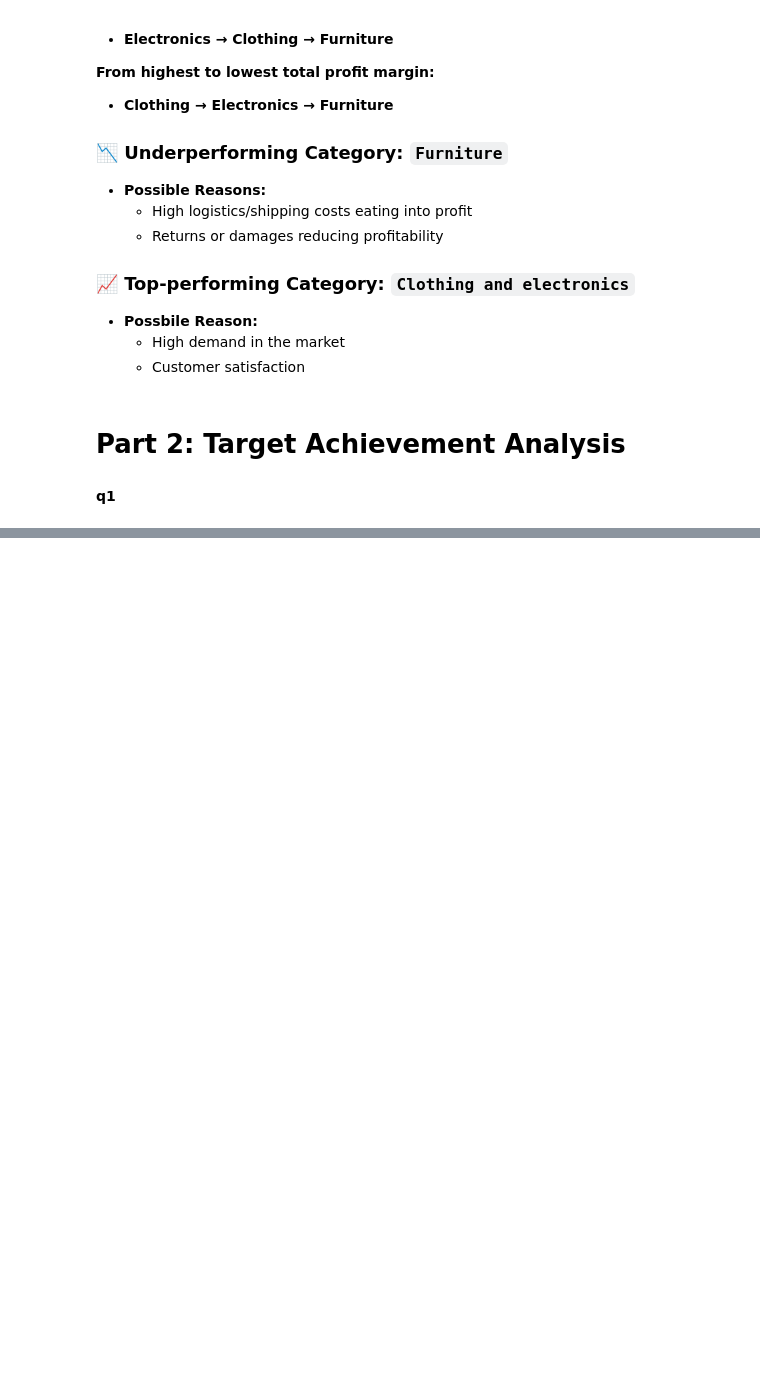
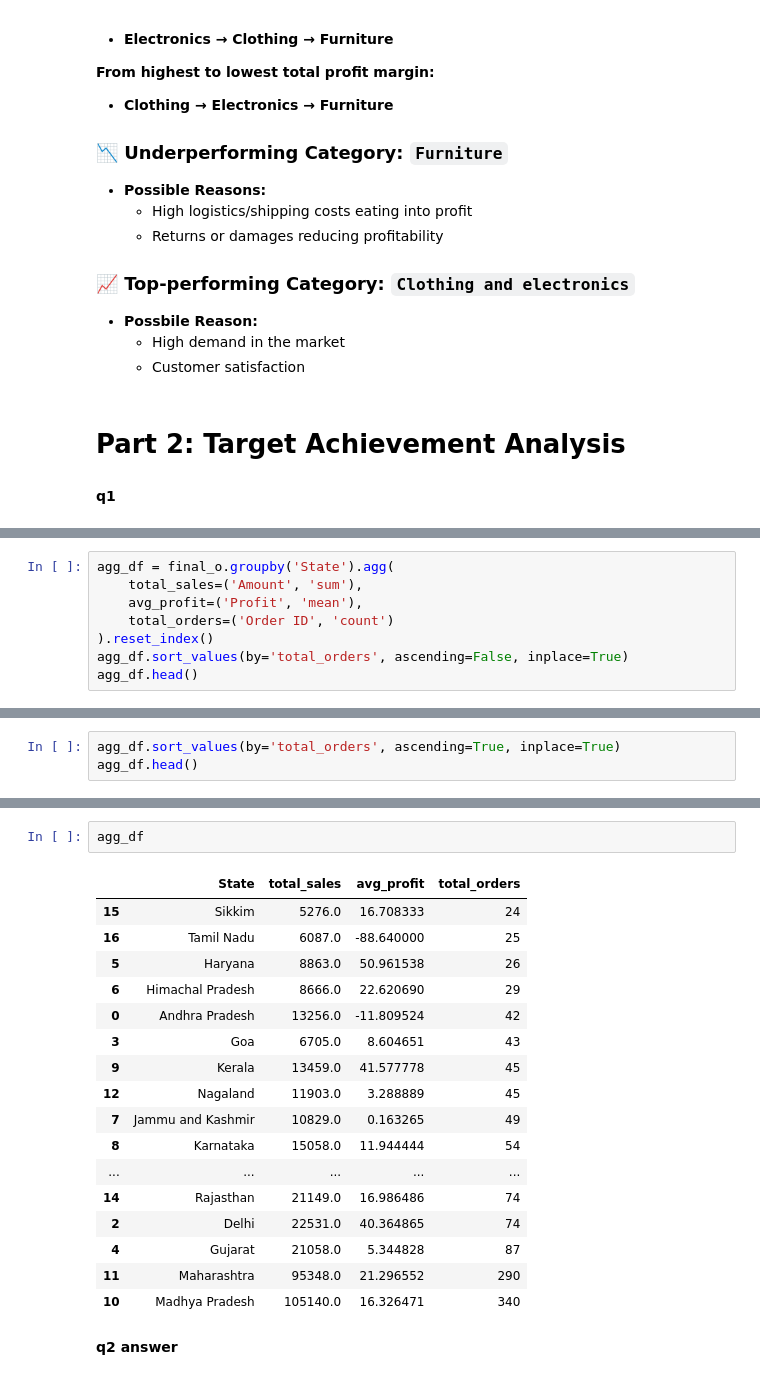
Before and after one commit to KoKoustav/jar-internship, a Jupyter notebook: sales_analysis.ipynb, the cells around one changed output, grey strips where cells are left out. Cells and saved outputs as stored; diff of their text form; blank space fills up the shorter version.

```diff
--- a/sales_analysis.ipynb
+++ b/sales_analysis.ipynb
@@ -166,0 +266,8 @@ final_df[['Category','avg_profit_per_order','total_profit_mergin']]
+# %%
+agg_df = final_o.groupby('State').agg(
+    total_sales=('Amount', 'sum'),
+    avg_profit=('Profit', 'mean'),
+    total_orders=('Order ID', 'count')
+).reset_index()
+agg_df.sort_values(by='total_orders', ascending=False, inplace=True)
+agg_df.head()
@@ -166,0 +281,3 @@ final_df[['Category','avg_profit_per_order','total_profit_mergin']]
+# %%
+agg_df.sort_values(by='total_orders', ascending=True, inplace=True)
+agg_df.head()
@@ -166,0 +291,22 @@ final_df[['Category','avg_profit_per_order','total_profit_mergin']]
+# %%
+agg_df
+# %% [output]
+|  | State | total_sales | avg_profit | total_orders |
+| 15 | Sikkim | 5276.0 | 16.708333 | 24 |
+| 16 | Tamil Nadu | 6087.0 | -88.640000 | 25 |
+| 5 | Haryana | 8863.0 | 50.961538 | 26 |
+| 6 | Himachal Pradesh | 8666.0 | 22.620690 | 29 |
+| 0 | Andhra Pradesh | 13256.0 | -11.809524 | 42 |
+| 3 | Goa | 6705.0 | 8.604651 | 43 |
+| 9 | Kerala | 13459.0 | 41.577778 | 45 |
+| 12 | Nagaland | 11903.0 | 3.288889 | 45 |
+| 7 | Jammu and Kashmir | 10829.0 | 0.163265 | 49 |
+| 8 | Karnataka | 15058.0 | 11.944444 | 54 |
+| ... | ... | ... | ... | ... |
+| 14 | Rajasthan | 21149.0 | 16.986486 | 74 |
+| 2 | Delhi | 22531.0 | 40.364865 | 74 |
+| 4 | Gujarat | 21058.0 | 5.344828 | 87 |
+| 11 | Maharashtra | 95348.0 | 21.296552 | 290 |
+| 10 | Madhya Pradesh | 105140.0 | 16.326471 | 340 |
+# %% [markdown]
+**q2 answer**
```
Also changed, not shown: parts of 18 cells of this notebook.
